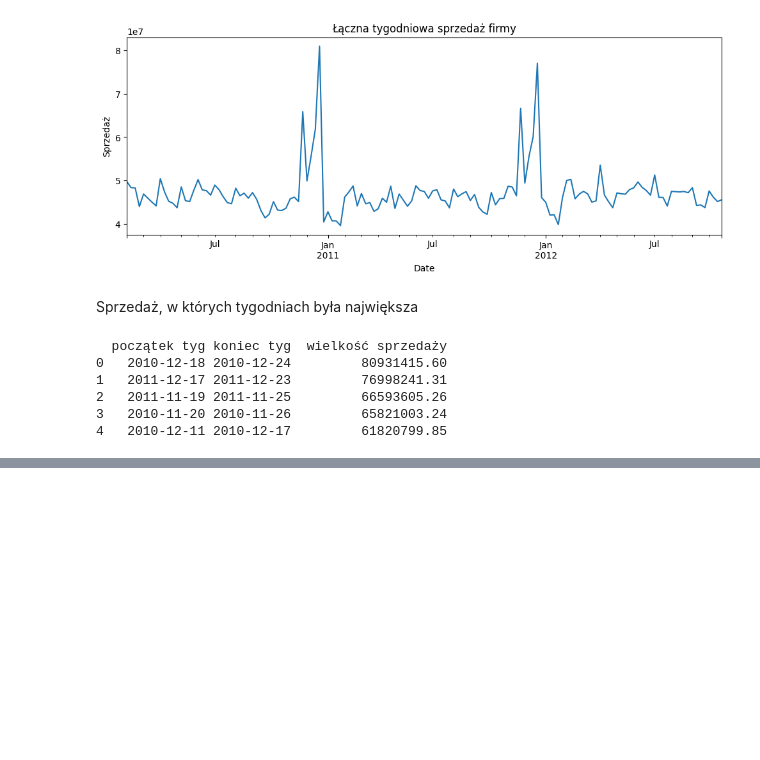
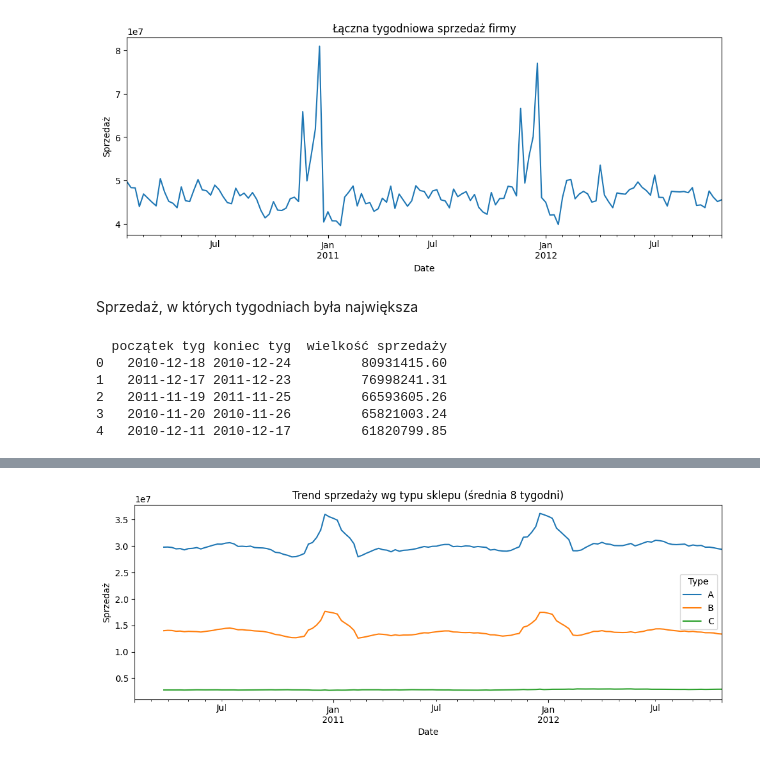
Before and after one commit to teperalicja/Prognoza_sprzedazy, a Jupyter notebook: Analiza_danych.ipynb, the cells around one changed output, grey strips where cells are left out. Drawn from its saved outputs; the diff is of its cells as text; code cells hidden in the pictures; blank space fills up the shorter version.

Commit message:
Analiza: typy sklepow, dzialy

```diff
--- a/Analiza_danych.ipynb
+++ b/Analiza_danych.ipynb
@@ -47,0 +69,9 @@ print(tygodnie)
+# %%
+typy = df.groupby(["Date", "Type"])["Weekly_Sales"].sum().unstack()
+typy_srednia = typy.rolling(window=8).mean()
+
+typy_srednia.plot(figsize=(12, 4), title="Trend sprzedaży wg typu sklepu (średnia 8 tygodni)")
+plt.ylabel("Sprzedaż")
+plt.show()
+# %% [output]
+[figure, added]
```
Also changed, not shown: parts of 9 cells of this notebook, 2 other files.
